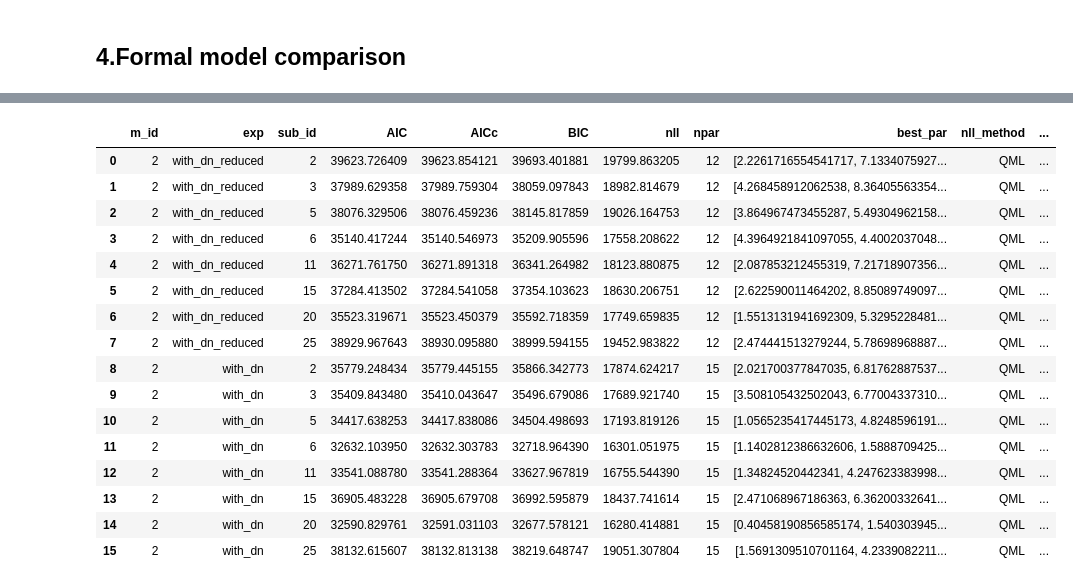
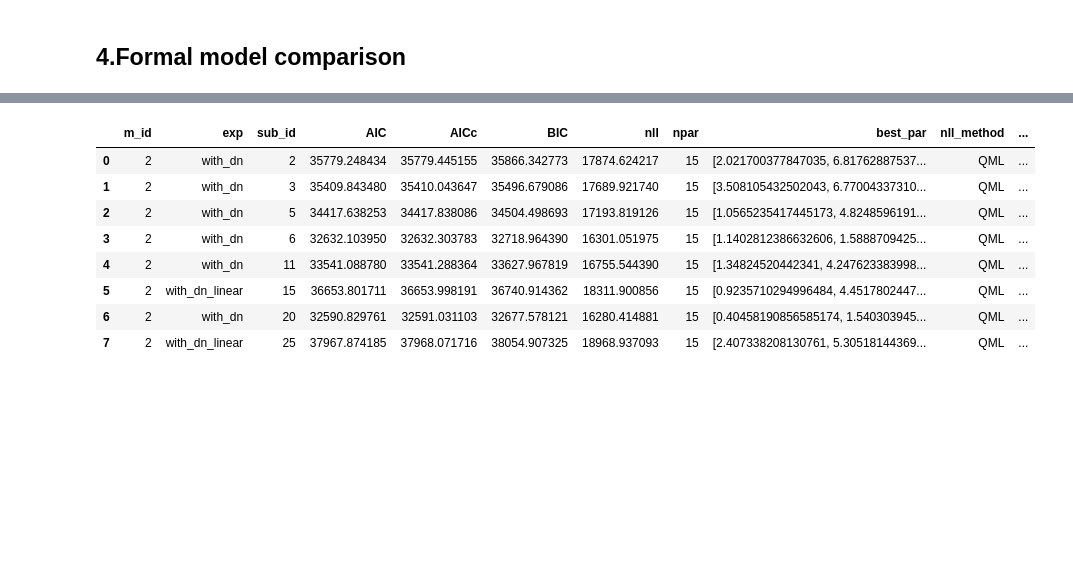
Before and after one commit to wenshu2022/BCI-confidence-VE, a Jupyter notebook: Analysis/Model_evaluation_with_beh_data.ipynb, the cells around one changed output, grey strips where cells are left out. Drawn from its saved outputs; the diff is of its cells as text; code cells hidden in the pictures; blank space fills up the shorter version.

```diff
--- a/Analysis/Model_evaluation_with_beh_data.ipynb
+++ b/Analysis/Model_evaluation_with_beh_data.ipynb
@@ -770,7 +768,7 @@ fig.savefig(os.path.join(plot_path, 'models', "M_causal_conf.png"), dpi=300, bbo
 # %% [markdown]
 ## 4.Formal model comparison
 # %%
-exp_name1, exp_name2 = 'with_dn_reduced', 'with_dn'
+exp_name1, exp_name2 = 'with_dn_linear', 'with_dn'
 CM=CompareModels(exp_name1, exp_name2)
 m_lst= [2]
 # %%
@@ -794,23 +776,15 @@ df_ev, df_best_model = CM.compare_models(m1_list=m_lst, m2_list=m_lst, best_by='
 # %%
-df_ev
+df_best_model
 # %% [output]
 |  | m_id | exp | sub_id | AIC | AICc | BIC | nll | npar | best_par | nll_method | ... |
-| 0 | 2 | with_dn_reduced | 2 | 39623.726409 | 39623.854121 | 39693.401881 | 19799.863205 | 12 | [2.2261716554541717, 7.1334075927... | QML | ... |
-| 1 | 2 | with_dn_reduced | 3 | 37989.629358 | 37989.759304 | 38059.097843 | 18982.814679 | 12 | [4.268458912062538, 8.36405563354... | QML | ... |
-| 2 | 2 | with_dn_reduced | 5 | 38076.329506 | 38076.459236 | 38145.817859 | 19026.164753 | 12 | [3.864967473455287, 5.49304962158... | QML | ... |
-| 3 | 2 | with_dn_reduced | 6 | 35140.417244 | 35140.546973 | 35209.905596 | 17558.208622 | 12 | [4.3964921841097055, 4.4002037048... | QML | ... |
-| 4 | 2 | with_dn_reduced | 11 | 36271.761750 | 36271.891318 | 36341.264982 | 18123.880875 | 12 | [2.087853212455319, 7.21718907356... | QML | ... |
-| 5 | 2 | with_dn_reduced | 15 | 37284.413502 | 37284.541058 | 37354.103623 | 18630.206751 | 12 | [2.622590011464202, 8.85089749097... | QML | ... |
-| 6 | 2 | with_dn_reduced | 20 | 35523.319671 | 35523.450379 | 35592.718359 | 17749.659835 | 12 | [1.5513131941692309, 5.3295228481... | QML | ... |
-| 7 | 2 | with_dn_reduced | 25 | 38929.967643 | 38930.095880 | 38999.594155 | 19452.983822 | 12 | [2.474441513279244, 5.78698968887... | QML | ... |
-| 8 | 2 | with_dn | 2 | 35779.248434 | 35779.445155 | 35866.342773 | 17874.624217 | 15 | [2.021700377847035, 6.81762887537... | QML | ... |
-| 9 | 2 | with_dn | 3 | 35409.843480 | 35410.043647 | 35496.679086 | 17689.921740 | 15 | [3.508105432502043, 6.77004337310... | QML | ... |
-| 10 | 2 | with_dn | 5 | 34417.638253 | 34417.838086 | 34504.498693 | 17193.819126 | 15 | [1.0565235417445173, 4.8248596191... | QML | ... |
-| 11 | 2 | with_dn | 6 | 32632.103950 | 32632.303783 | 32718.964390 | 16301.051975 | 15 | [1.1402812386632606, 1.5888709425... | QML | ... |
-| 12 | 2 | with_dn | 11 | 33541.088780 | 33541.288364 | 33627.967819 | 16755.544390 | 15 | [1.34824520442341, 4.247623383998... | QML | ... |
-| 13 | 2 | with_dn | 15 | 36905.483228 | 36905.679708 | 36992.595879 | 18437.741614 | 15 | [2.471068967186363, 6.36200332641... | QML | ... |
-| 14 | 2 | with_dn | 20 | 32590.829761 | 32591.031103 | 32677.578121 | 16280.414881 | 15 | [0.40458190856585174, 1.540303945... | QML | ... |
-| 15 | 2 | with_dn | 25 | 38132.615607 | 38132.813138 | 38219.648747 | 19051.307804 | 15 | [1.5691309510701164, 4.2339082211... | QML | ... |
+| 0 | 2 | with_dn | 2 | 35779.248434 | 35779.445155 | 35866.342773 | 17874.624217 | 15 | [2.021700377847035, 6.81762887537... | QML | ... |
+| 1 | 2 | with_dn | 3 | 35409.843480 | 35410.043647 | 35496.679086 | 17689.921740 | 15 | [3.508105432502043, 6.77004337310... | QML | ... |
+| 2 | 2 | with_dn | 5 | 34417.638253 | 34417.838086 | 34504.498693 | 17193.819126 | 15 | [1.0565235417445173, 4.8248596191... | QML | ... |
+| 3 | 2 | with_dn | 6 | 32632.103950 | 32632.303783 | 32718.964390 | 16301.051975 | 15 | [1.1402812386632606, 1.5888709425... | QML | ... |
+| 4 | 2 | with_dn | 11 | 33541.088780 | 33541.288364 | 33627.967819 | 16755.544390 | 15 | [1.34824520442341, 4.247623383998... | QML | ... |
+| 5 | 2 | with_dn_linear | 15 | 36653.801711 | 36653.998191 | 36740.914362 | 18311.900856 | 15 | [0.9235710294996484, 4.4517802447... | QML | ... |
+| 6 | 2 | with_dn | 20 | 32590.829761 | 32591.031103 | 32677.578121 | 16280.414881 | 15 | [0.40458190856585174, 1.540303945... | QML | ... |
+| 7 | 2 | with_dn_linear | 25 | 37967.874185 | 37968.071716 | 38054.907325 | 18968.937093 | 15 | [2.407338208130761, 5.30518144369... | QML | ... |
 # %%
 [ 1.48588081  5.50233871  5.85380191  2.47041376  0.13236478  3.91739134
   1.30296106  0.18858548  5.85853323 12.67381053  0.55947043  0.50434735
```
Also changed, not shown: parts of 7 cells of this notebook, 25 other files.
